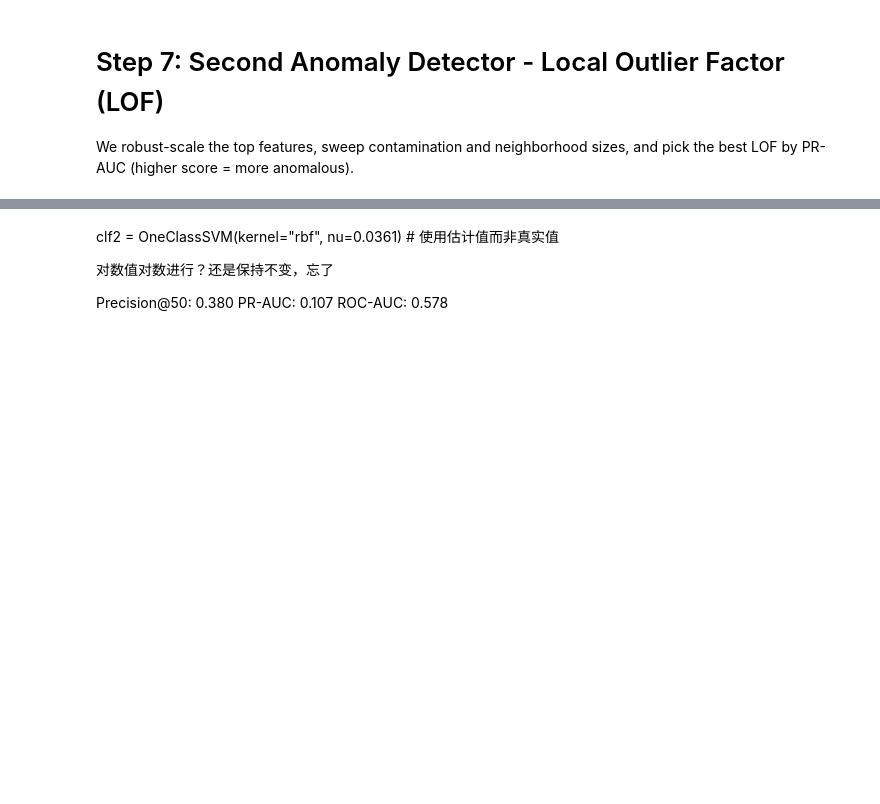
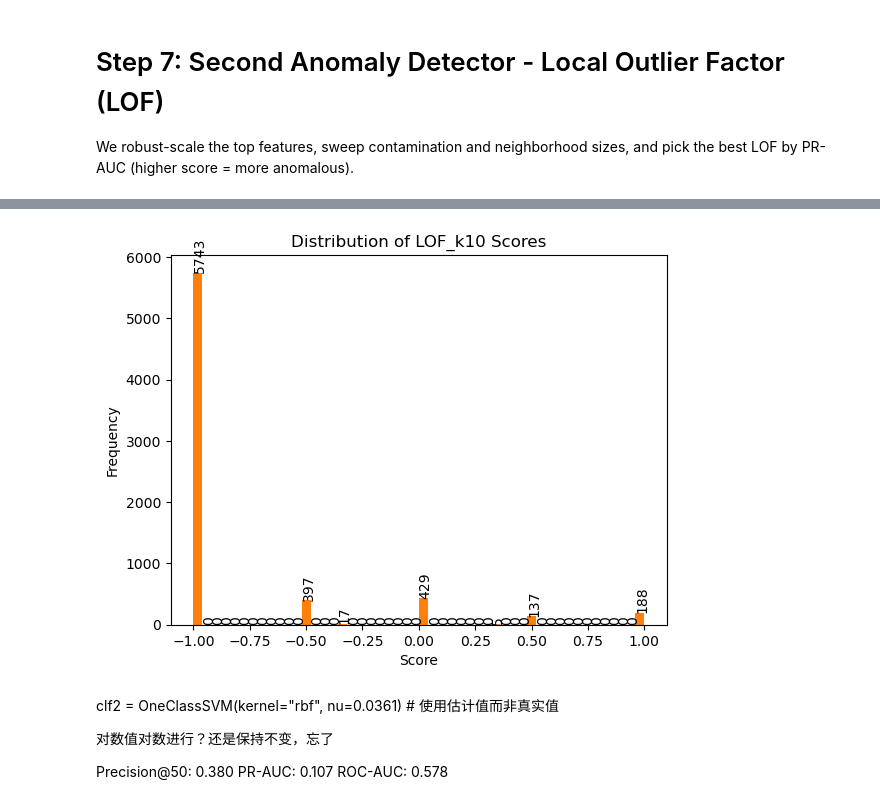
Before and after one commit to feng123liang/project, a Jupyter notebook: project.ipynb, the cells around one changed output, grey strips where cells are left out. Cells and saved outputs as stored; diff of their text form; code cells hidden in the pictures; blank space fills up the shorter version.

```diff
--- a/project.ipynb
+++ b/project.ipynb
@@ -967,3 +1077,19 @@ PR-AUC: 0.2200, Precision@50: 0.1400
+# %%
+final_scores
+one_sample = final_scores['LOF_k20'].copy()
+# 检查分布
+import matplotlib.pyplot as plt
+plt.hist(one_sample, bins=50)
+plt.title('Distribution of LOF_k10 Scores')
+# 显示每个bin的数量
+counts, bins, patches = plt.hist(one_sample, bins=50)
+for count, bin_edge in zip(counts, bins):
+    plt.text(bin_edge, count, str(int(count)), rotation=90, va='bottom')
+plt.xlabel('Score')
+plt.ylabel('Frequency')
+plt.show()
+# %% [output]
+[figure, added]
 # %% [markdown]
 clf2 = OneClassSVM(kernel="rbf", nu=0.0361)  # 使用估计值而非真实值
 
```
Also changed, not shown: parts of 2 cells of this notebook.
